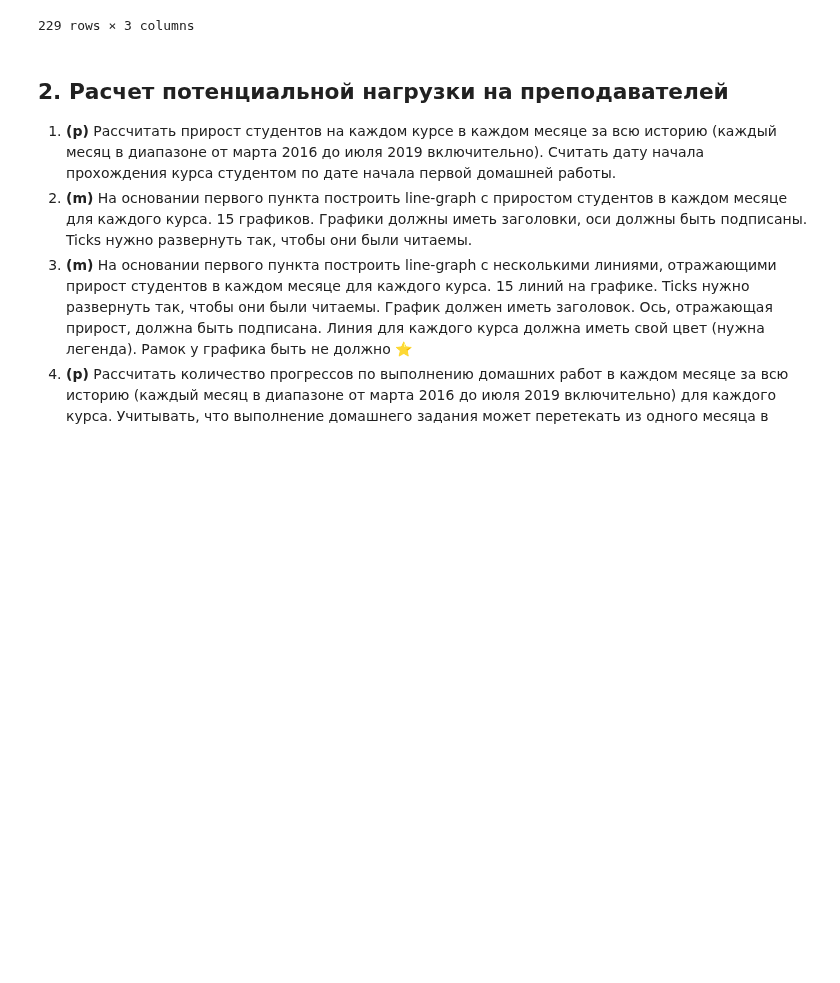
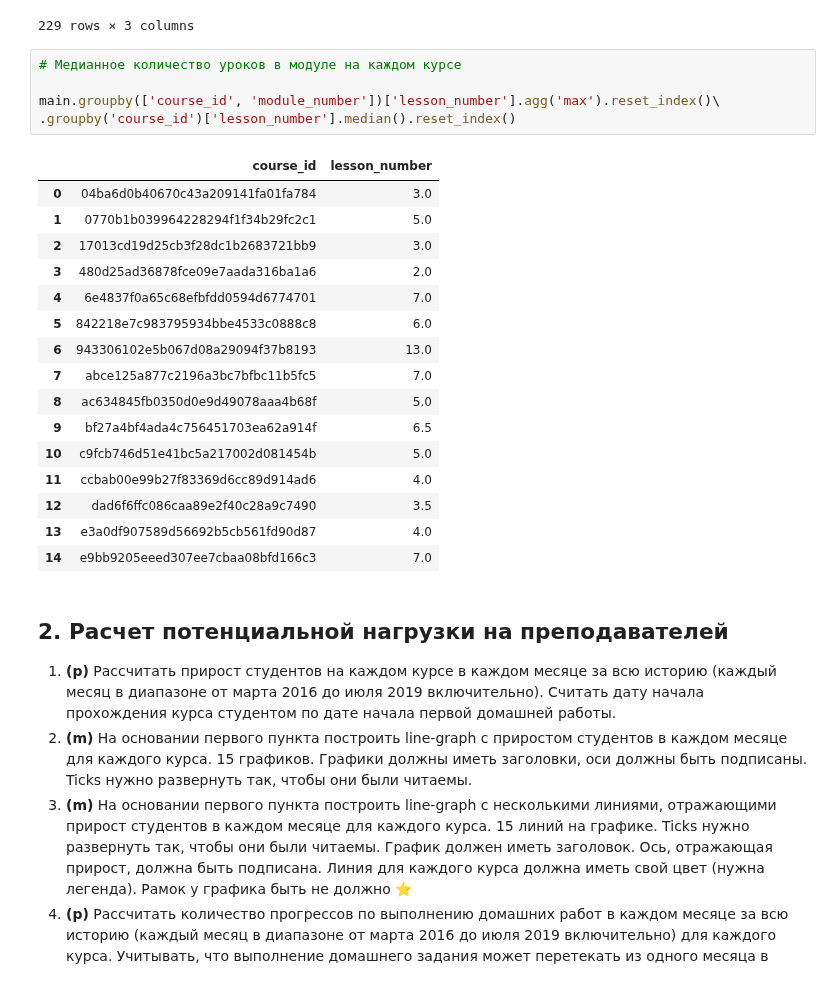
Before and after one commit to larinsi/DS0P, a Jupyter notebook: Course_work_entry_level_analyst/Cousework_analitycs_1/Coursework_analytics_1.ipynb, the cells around one changed output. Drawn from its saved outputs; the diff is of its cells as text; blank space fills up the shorter version.

```diff
--- a/Course_work_entry_level_analyst/Cousework_analitycs_1/Coursework_analytics_1.ipynb
+++ b/Course_work_entry_level_analyst/Cousework_analitycs_1/Coursework_analytics_1.ipynb
@@ -171,6 +171,28 @@ main.groupby(['course_id', 'module_number'])['lesson_number'].agg('max').reset_i
 | 227 | e9bb9205eeed307ee7cbaa08bfd166c3 | 17 | 3 |
 | 228 | e9bb9205eeed307ee7cbaa08bfd166c3 | 18 | 1 |
 229 rows × 3 columns
+# %%
+# Медианное количество уроков в модуле на каждом курсе
+
+main.groupby(['course_id', 'module_number'])['lesson_number'].agg('max').reset_index()\
+.groupby('course_id')['lesson_number'].median().reset_index()
+# %% [output]
+|  | course_id | lesson_number |
+| 0 | 04ba6d0b40670c43a209141fa01fa784 | 3.0 |
+| 1 | 0770b1b039964228294f1f34b29fc2c1 | 5.0 |
+| 2 | 17013cd19d25cb3f28dc1b2683721bb9 | 3.0 |
+| 3 | 480d25ad36878fce09e7aada316ba1a6 | 2.0 |
+| 4 | 6e4837f0a65c68efbfdd0594d6774701 | 7.0 |
+| 5 | 842218e7c983795934bbe4533c0888c8 | 6.0 |
+| 6 | 943306102e5b067d08a29094f37b8193 | 13.0 |
+| 7 | abce125a877c2196a3bc7bfbc11b5fc5 | 7.0 |
+| 8 | ac634845fb0350d0e9d49078aaa4b68f | 5.0 |
+| 9 | bf27a4bf4ada4c756451703ea62a914f | 6.5 |
+| 10 | c9fcb746d51e41bc5a217002d081454b | 5.0 |
+| 11 | ccbab00e99b27f83369d6cc89d914ad6 | 4.0 |
+| 12 | dad6f6ffc086caa89e2f40c28a9c7490 | 3.5 |
+| 13 | e3a0df907589d56692b5cb561fd90d87 | 4.0 |
+| 14 | e9bb9205eeed307ee7cbaa08bfd166c3 | 7.0 |
 # %% [markdown]
 ## 2. Расчет потенциальной нагрузки на преподавателей
 
```
